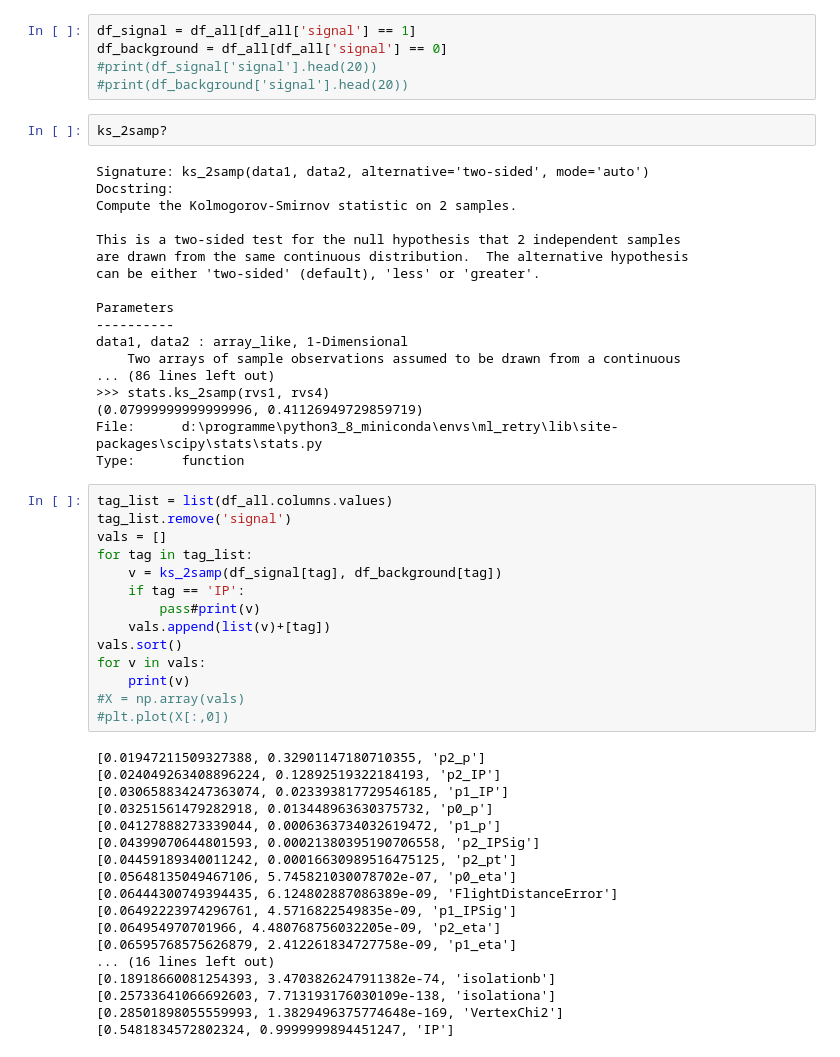
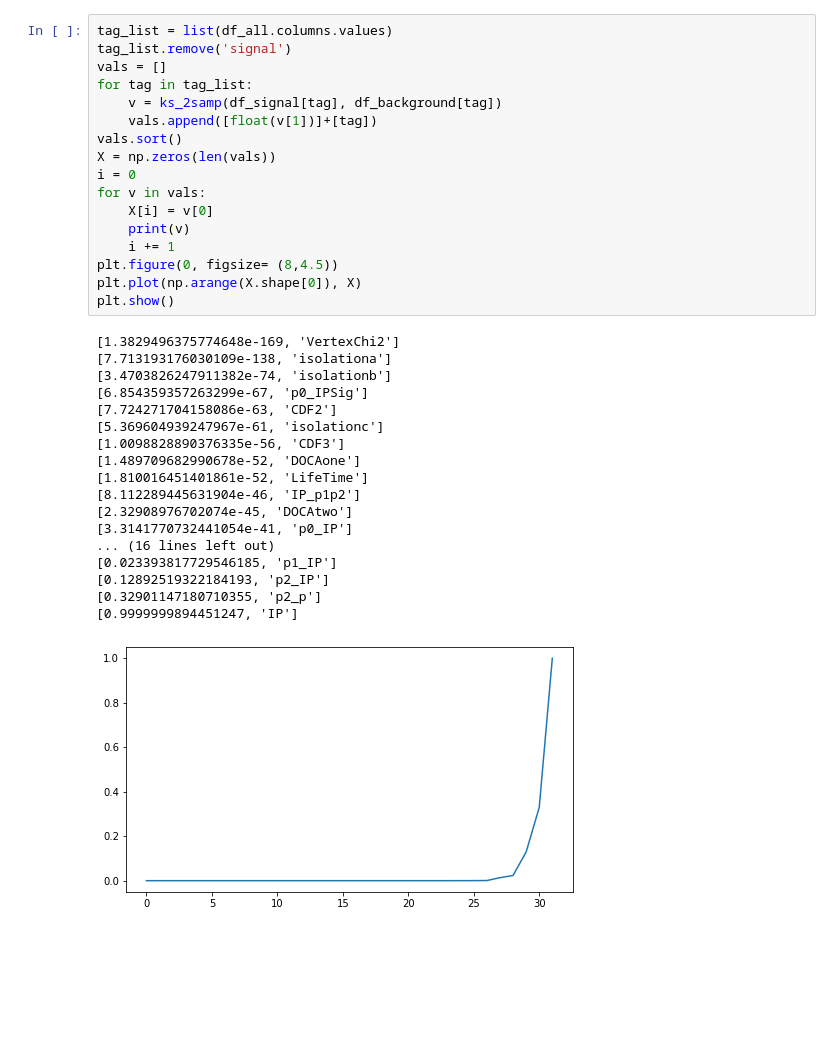
Before and after one commit to MMuellenmeister/physics718, a Jupyter notebook: exercise04/exercise04_homework.ipynb, the cells around one changed output. Drawn from its saved outputs; the diff is of its cells as text; blank space fills up the shorter version.

```diff
--- a/exercise04/exercise04_homework.ipynb
+++ b/exercise04/exercise04_homework.ipynb
@@ -32,57 +16,36 @@ Data columns (total 33 columns):
-# %%
-df_signal = df_all[df_all['signal'] == 1]
-df_background = df_all[df_all['signal'] == 0]
-#print(df_signal['signal'].head(20))
-#print(df_background['signal'].head(20))
-# %%
-ks_2samp?
-# %% [output]
-Signature: ks_2samp(data1, data2, alternative='two-sided', mode='auto')
-Docstring:
-Compute the Kolmogorov-Smirnov statistic on 2 samples.
-
-This is a two-sided test for the null hypothesis that 2 independent samples
-are drawn from the same continuous distribution.  The alternative hypothesis
-can be either 'two-sided' (default), 'less' or 'greater'.
-
-Parameters
-----------
-data1, data2 : array_like, 1-Dimensional
-    Two arrays of sample observations assumed to be drawn from a continuous
-... (86 lines left out)
->>> stats.ks_2samp(rvs1, rvs4)
-(0.07999999999999996, 0.41126949729859719)
-File:      d:\programme\python3_8_miniconda\envs\ml_retry\lib\site-packages\scipy\stats\stats.py
-Type:      function
 # %%
 tag_list = list(df_all.columns.values)
 tag_list.remove('signal')
 vals = []
 for tag in tag_list:
     v = ks_2samp(df_signal[tag], df_background[tag])
-    if tag == 'IP':
-        pass#print(v)
-    vals.append(list(v)+[tag])
+    vals.append([float(v[1])]+[tag])
 vals.sort()
+X = np.zeros(len(vals))
+i = 0
 for v in vals:
+    X[i] = v[0]
     print(v)
-#X = np.array(vals)
-#plt.plot(X[:,0])
+    i += 1
+plt.figure(0, figsize= (8,4.5))
+plt.plot(np.arange(X.shape[0]), X)
+plt.show()
 # %% [output]
-[0.01947211509327388, 0.32901147180710355, 'p2_p']
-[0.024049263408896224, 0.12892519322184193, 'p2_IP']
-[0.030658834247363074, 0.023393817729546185, 'p1_IP']
-[0.03251561479282918, 0.013448963630375732, 'p0_p']
-[0.04127888273339044, 0.0006363734032619472, 'p1_p']
-[0.04399070644801593, 0.00021380395190706558, 'p2_IPSig']
-[0.04459189340011242, 0.00016630989516475125, 'p2_pt']
-[0.05648135049467106, 5.745821030078702e-07, 'p0_eta']
-[0.06444300749394435, 6.124802887086389e-09, 'FlightDistanceError']
-[0.06492223974296761, 4.5716822549835e-09, 'p1_IPSig']
-[0.064954970701966, 4.480768756032205e-09, 'p2_eta']
-[0.06595768575626879, 2.412261834727758e-09, 'p1_eta']
+[1.3829496375774648e-169, 'VertexChi2']
+[7.713193176030109e-138, 'isolationa']
+[3.4703826247911382e-74, 'isolationb']
+[6.854359357263299e-67, 'p0_IPSig']
+[7.724271704158086e-63, 'CDF2']
+[5.369604939247967e-61, 'isolationc']
+[1.0098828890376335e-56, 'CDF3']
+[1.489709682990678e-52, 'DOCAone']
+[1.810016451401861e-52, 'LifeTime']
+[8.112289445631904e-46, 'IP_p1p2']
+[2.32908976702074e-45, 'DOCAtwo']
+[3.3141770732441054e-41, 'p0_IP']
 ... (16 lines left out)
-[0.18918660081254393, 3.4703826247911382e-74, 'isolationb']
-[0.25733641066692603, 7.713193176030109e-138, 'isolationa']
-[0.28501898055559993, 1.3829496375774648e-169, 'VertexChi2']
-[0.5481834572802324, 0.9999999894451247, 'IP']
+[0.023393817729546185, 'p1_IP']
+[0.12892519322184193, 'p2_IP']
+[0.32901147180710355, 'p2_p']
+[0.9999999894451247, 'IP']
+[figure, added]
```
Also changed, not shown: parts of 13 cells of this notebook.
